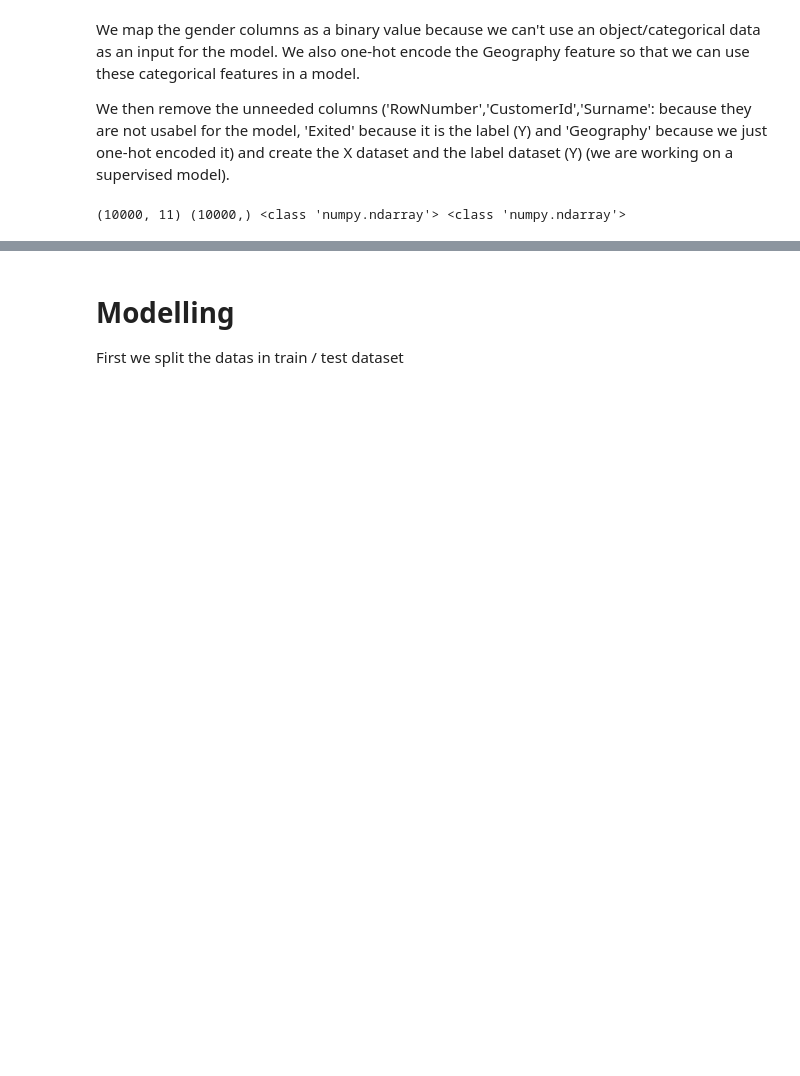
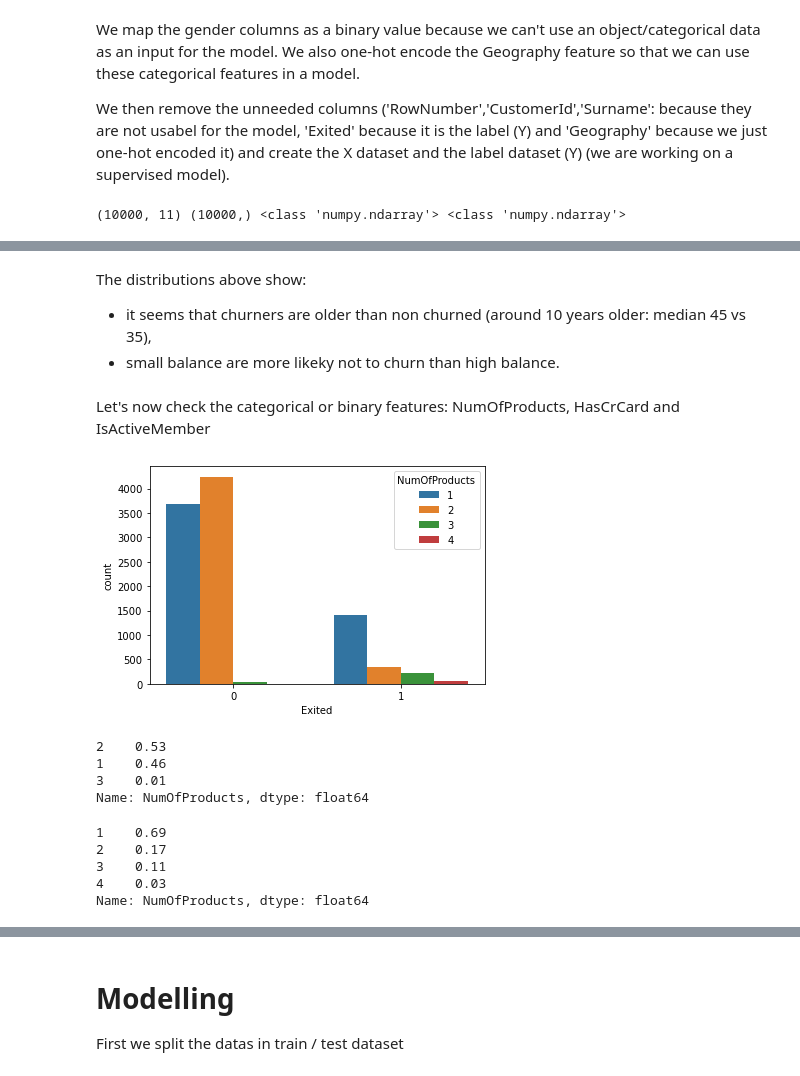
Before and after one commit to splatch58/ML_PythonLabs, a Jupyter notebook: Project_DE_CANDIDO_Bank_Churn.ipynb, the cells around one changed output, grey strips where cells are left out. Drawn from its saved outputs; the diff is of its cells as text; code cells hidden in the pictures; blank space fills up the shorter version.

```diff
--- a/Project_DE_CANDIDO_Bank_Churn.ipynb
+++ b/Project_DE_CANDIDO_Bank_Churn.ipynb
@@ -127,0 +167,25 @@ print(X.shape, Y.shape, type(X), type(Y))
+# %% [markdown]
+The distributions above show:
+- it seems that churners are older than non churned (around 10 years older: median 45 vs 35),
+- small balance are more likeky not to churn than high balance.
+# %% [markdown]
+Let's now check the categorical or binary features: NumOfProducts, HasCrCard and IsActiveMember
+# %%
+sns.countplot(x = 'Exited', hue = 'NumOfProducts', data = df);
+# %% [output]
+[figure, added]
+# %%
+round(df[df['Exited']==0]['NumOfProducts'].value_counts() / len(df[df['Exited']==0]),2)
+# %% [output]
+2    0.53
+1    0.46
+3    0.01
+Name: NumOfProducts, dtype: float64
+# %%
+round(df[df['Exited']==1]['NumOfProducts'].value_counts() / len(df[df['Exited']==1]),2)
+# %% [output]
+1    0.69
+2    0.17
+3    0.11
+4    0.03
+Name: NumOfProducts, dtype: float64
```
Also changed, not shown: parts of 35 cells of this notebook.
